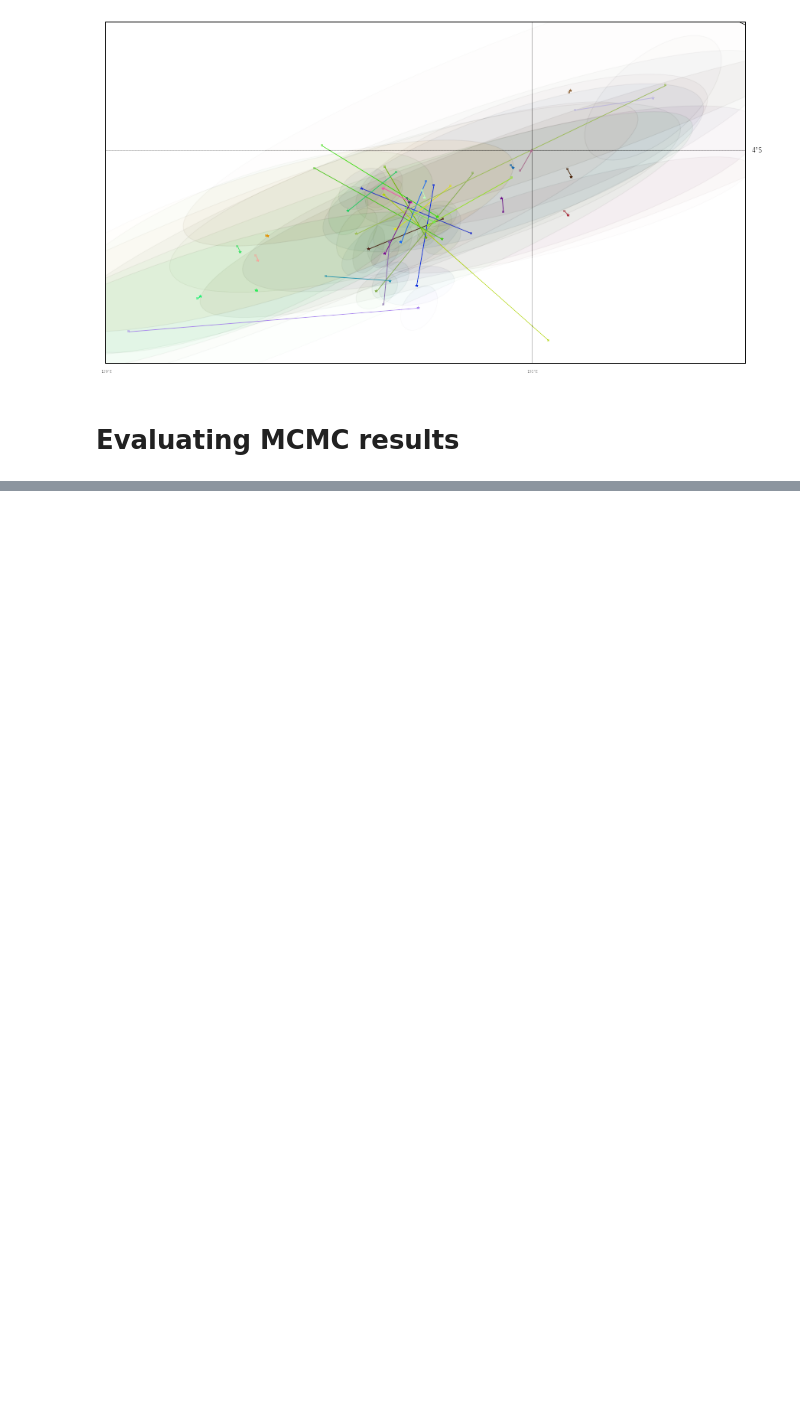
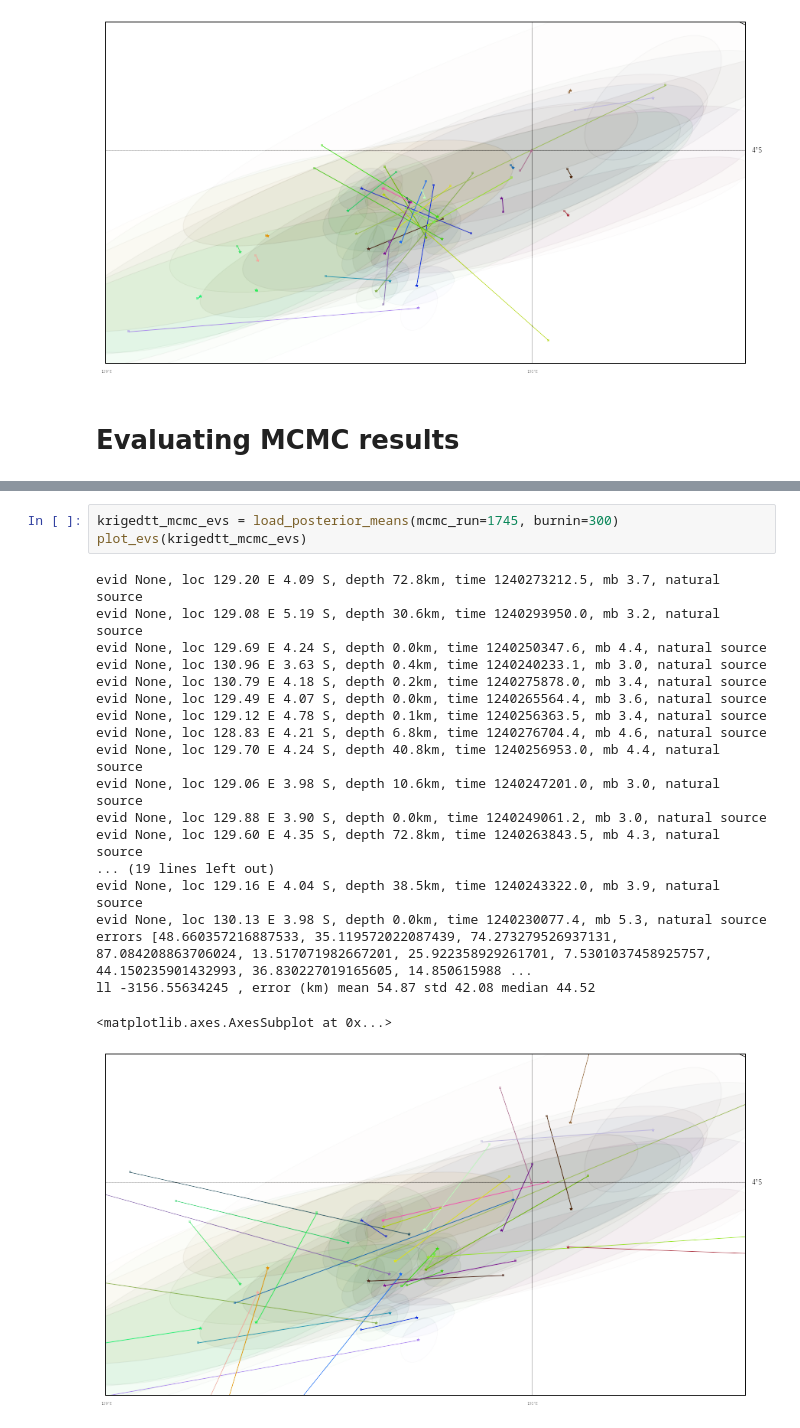
Before and after one commit to davmre/sigvisa, a Jupyter notebook: notebooks/bayesdd_on_real_events.ipynb, the cells around one changed output, grey strips where cells are left out. Cells and saved outputs as stored; diff of their text form; blank space fills up the shorter version.

```diff
--- a/notebooks/bayesdd_on_real_events.ipynb
+++ b/notebooks/bayesdd_on_real_events.ipynb
@@ -689,0 +710,23 @@ ll -529.265883172 , error (km) mean 45.73 std 45.64 median 21.61
+# %%
+krigedtt_mcmc_evs = load_posterior_means(mcmc_run=1745, burnin=300)
+plot_evs(krigedtt_mcmc_evs)
+# %% [output]
+evid None, loc 129.20 E 4.09 S, depth 72.8km, time 1240273212.5, mb 3.7, natural source
+evid None, loc 129.08 E 5.19 S, depth 30.6km, time 1240293950.0, mb 3.2, natural source
+evid None, loc 129.69 E 4.24 S, depth 0.0km, time 1240250347.6, mb 4.4, natural source
+evid None, loc 130.96 E 3.63 S, depth 0.4km, time 1240240233.1, mb 3.0, natural source
+evid None, loc 130.79 E 4.18 S, depth 0.2km, time 1240275878.0, mb 3.4, natural source
+evid None, loc 129.49 E 4.07 S, depth 0.0km, time 1240265564.4, mb 3.6, natural source
+evid None, loc 129.12 E 4.78 S, depth 0.1km, time 1240256363.5, mb 3.4, natural source
+evid None, loc 128.83 E 4.21 S, depth 6.8km, time 1240276704.4, mb 4.6, natural source
+evid None, loc 129.70 E 4.24 S, depth 40.8km, time 1240256953.0, mb 4.4, natural source
+evid None, loc 129.06 E 3.98 S, depth 10.6km, time 1240247201.0, mb 3.0, natural source
+evid None, loc 129.88 E 3.90 S, depth 0.0km, time 1240249061.2, mb 3.0, natural source
+evid None, loc 129.60 E 4.35 S, depth 72.8km, time 1240263843.5, mb 4.3, natural source
+... (19 lines left out)
+evid None, loc 129.16 E 4.04 S, depth 38.5km, time 1240243322.0, mb 3.9, natural source
+evid None, loc 130.13 E 3.98 S, depth 0.0km, time 1240230077.4, mb 5.3, natural source
+errors [48.660357216887533, 35.119572022087439, 74.273279526937131, 87.084208863706024, 13.517071982667201, 25.922358929261701, 7.5301037458925757, 44.150235901432993, 36.830227019165605, 14.850615988 ...
+ll -3156.55634245 , error (km) mean 54.87 std 42.08 median 44.52
+<matplotlib.axes.AxesSubplot at 0x...>
+[figure, added]
```
Also changed, not shown: parts of 7 cells of this notebook, 9 other files.
